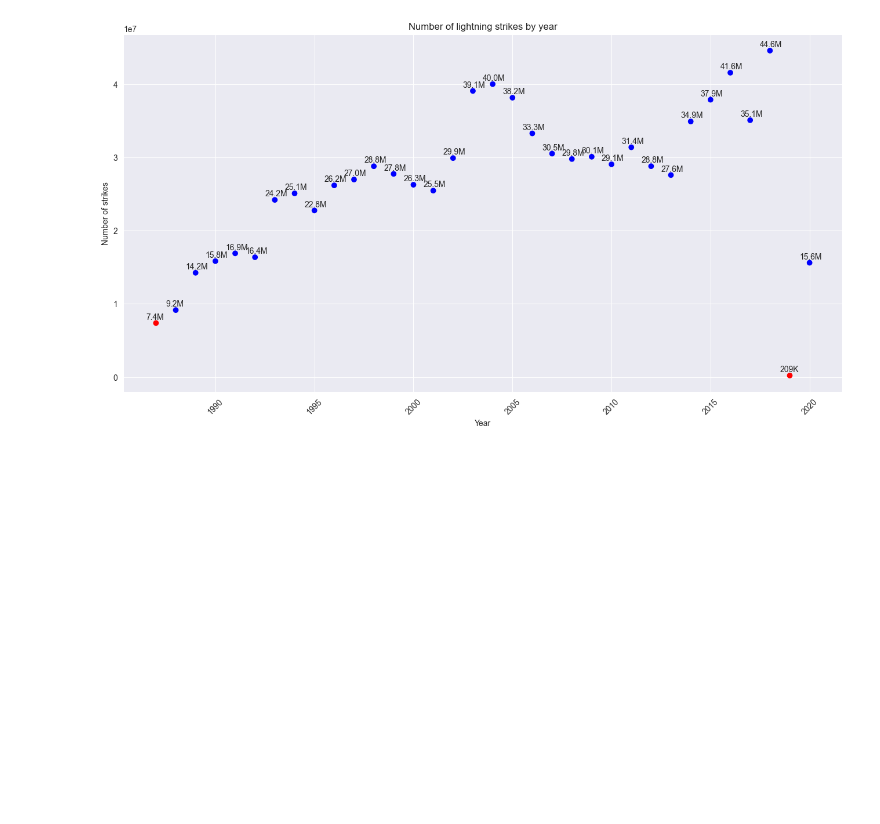
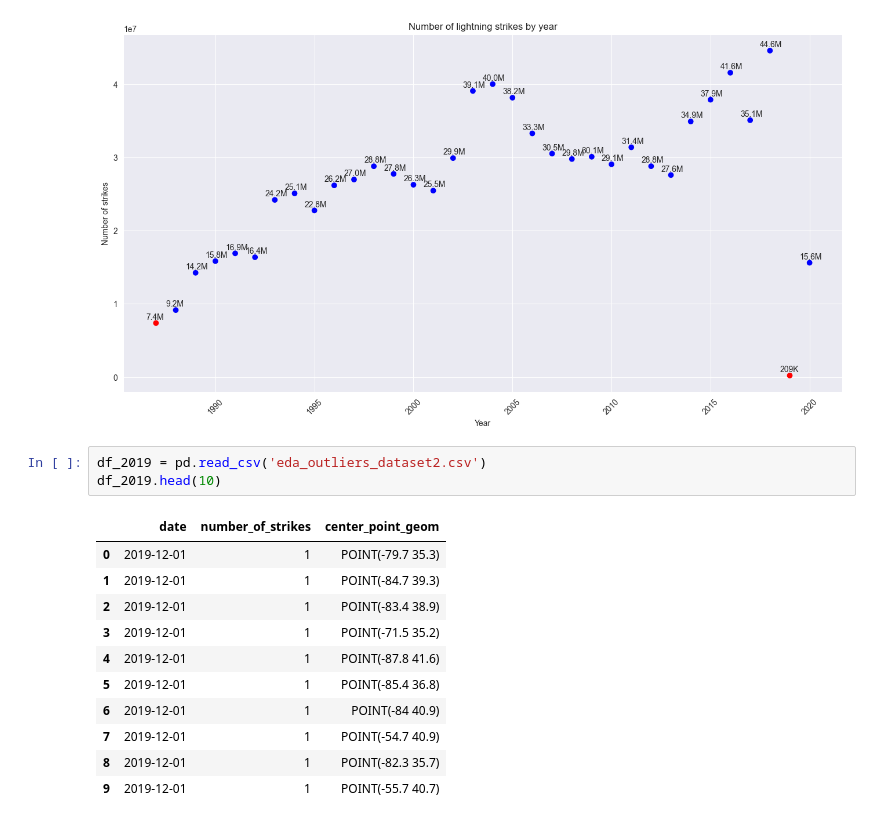
Before and after one commit to yildizramazan/daily-lightning-strikes, a Jupyter notebook: dealing-with-outliers.ipynb, the cells around one changed output. Cells and saved outputs as stored; diff of their text form; blank space fills up the shorter version.

```diff
--- a/dealing-with-outliers.ipynb
+++ b/dealing-with-outliers.ipynb
@@ -101,3 +101,18 @@ for tick in ax.get_xticklabels():
 plt.show()
 # %% [output]
 [figure]
+# %%
+df_2019 = pd.read_csv('eda_outliers_dataset2.csv')
+df_2019.head(10)
+# %% [output]
+|  | date | number_of_strikes | center_point_geom |
+| 0 | 2019-12-01 | 1 | POINT(-79.7 35.3) |
+| 1 | 2019-12-01 | 1 | POINT(-84.7 39.3) |
+| 2 | 2019-12-01 | 1 | POINT(-83.4 38.9) |
+| 3 | 2019-12-01 | 1 | POINT(-71.5 35.2) |
+| 4 | 2019-12-01 | 1 | POINT(-87.8 41.6) |
+| 5 | 2019-12-01 | 1 | POINT(-85.4 36.8) |
+| 6 | 2019-12-01 | 1 | POINT(-84 40.9) |
+| 7 | 2019-12-01 | 1 | POINT(-54.7 40.9) |
+| 8 | 2019-12-01 | 1 | POINT(-82.3 35.7) |
+| 9 | 2019-12-01 | 1 | POINT(-55.7 40.7) |
```
Also changed, not shown: parts of 4 cells of this notebook.
